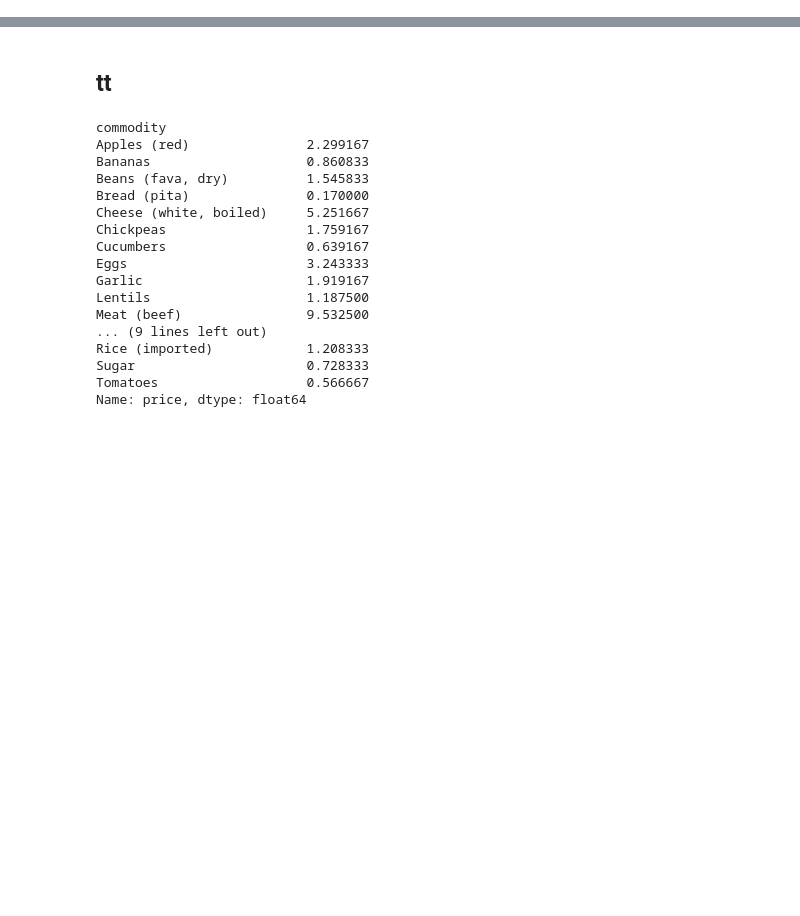
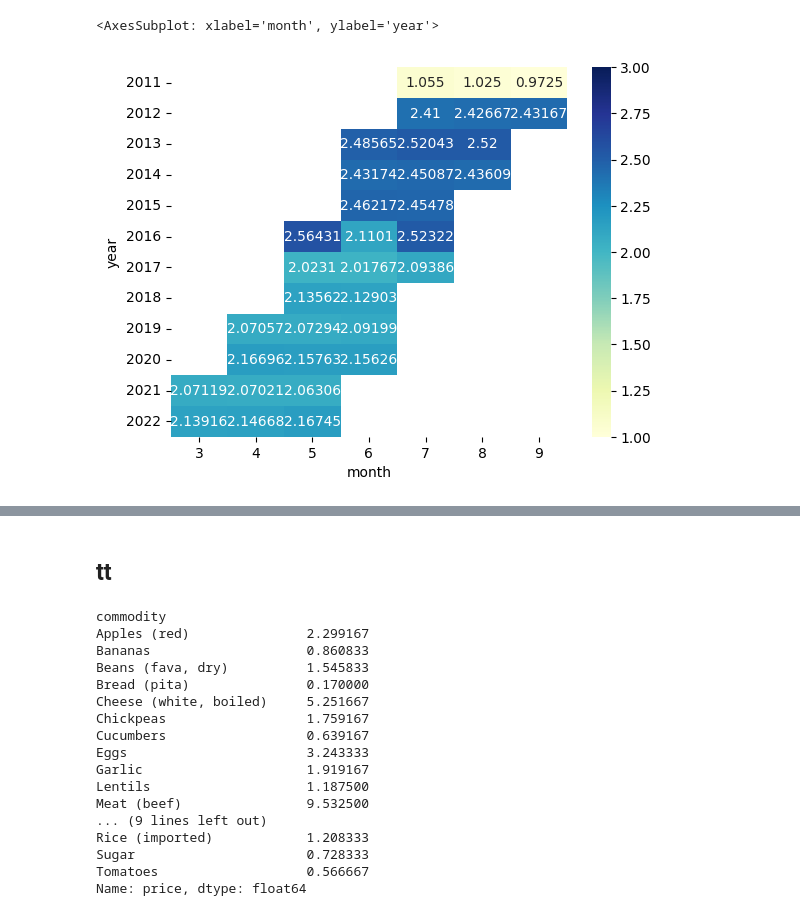
Before and after one commit to shaker113/group5_Price_Forecast, a Jupyter notebook: group_5_project.ipynb, the cells around one changed output, grey strips where cells are left out. Cells and saved outputs as stored; diff of their text form; code cells hidden in the pictures; blank space fills up the shorter version.

```diff
--- a/group_5_project.ipynb
+++ b/group_5_project.ipynb
@@ -101,0 +76,10 @@ df.tail(20)
+# %%
+# create sample data
+data =df[df['is_ramdan']]
+table = pd.pivot_table(data, values='price', index='year', columns='month')
+
+# create heat map
+sns.heatmap(table, cmap='YlGnBu', annot=True, fmt='g',vmin=1,vmax=3)
+# %% [output]
+<AxesSubplot: xlabel='month', ylabel='year'>
+[figure, added]
```
Also changed, not shown: parts of 8 cells of this notebook, 3 other files.
